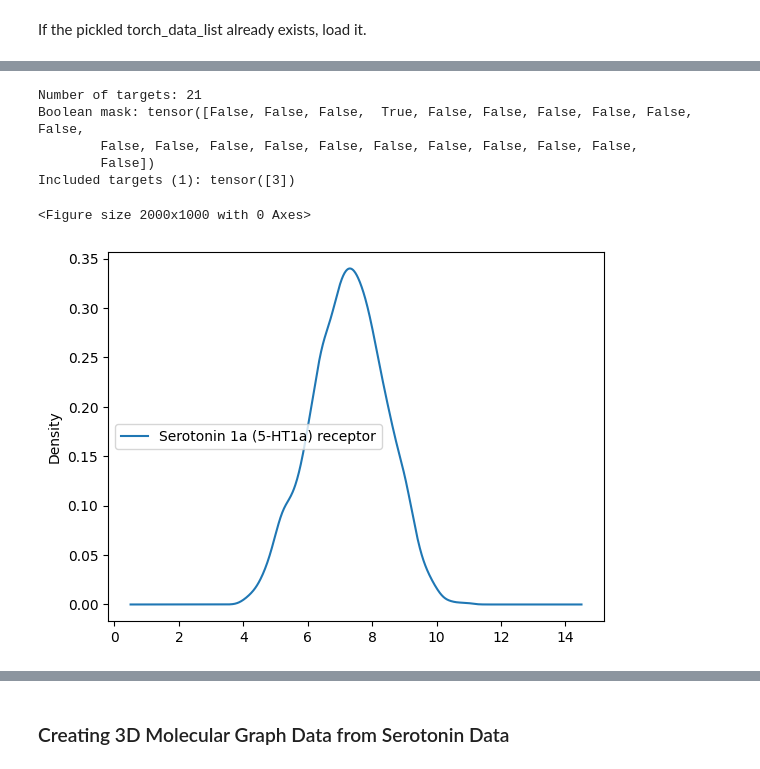
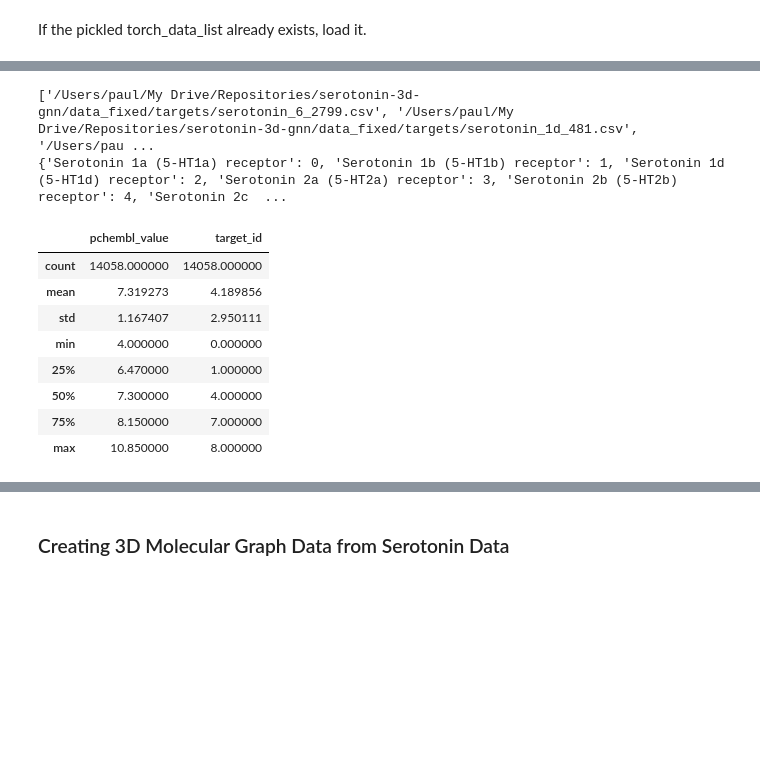
Before and after one commit to paulutsch/serotonin-3d-gnn, a Jupyter notebook: serotonin-3d-gnn.ipynb, the cells around one changed output, grey strips where cells are left out. Drawn from its saved outputs; the diff is of its cells as text; code cells hidden in the pictures; blank space fills up the shorter version.

Commit message:
feat: new data

```diff
--- a/serotonin-3d-gnn.ipynb
+++ b/serotonin-3d-gnn.ipynb
@@ -41,6 +41,6 @@ PATH_REPO = (
     if IN_COLAB
     else Path.cwd()
 )
-PATH_DATA = PATH_REPO / "data"
+PATH_DATA = PATH_REPO / "data_fixed"
 PATH_WEIGHTS = PATH_REPO / "weights"
 # %% [output]
@@ -127,15 +125,3 @@ In order to collect the desired data from the ChEMBL SQL database and transform
 ### Loading and Preprocessing Serotonin Data
 # %% [markdown]
 If the pickled torch_data_list already exists, load it.
-# %%
-pickle_file_path = PATH_DATA / "torch_data_list.pkl"
-
-if os.path.exists(pickle_file_path):
-    torch_data_list = pickle.load(open(pickle_file_path, "rb"))
-    print("Loaded torch_data_list from pickle file")
-else:
-    print("Creating torch_data_list from scratch")
-
-df = pd.read_csv(PATH_DATA / "serotonin_binding_summary.csv")
-
-df.describe()
@@ -154,25 +128,36 @@ Loaded torch_data_list from pickle file
-# %%
-df_targets = df.drop(columns=["molecule_id", "canonical_smiles"])
-print(f"Number of targets: {len(df_targets.columns)}")
-
-# compute non-nan counts per column and create a boolean mask to filter targets to contain at least n_threshold non-nan values
-n_threshold = 9000
-non_nan_counts = torch.tensor(df_targets.notna().sum().values, dtype=torch.long)
-mask = non_nan_counts >= n_threshold
-valid_column_indices = torch.nonzero(mask, as_tuple=True)[0]
-
-print("Boolean mask:", mask)
-print(f"Included targets ({len(valid_column_indices)}):", valid_column_indices)
-
-# pdfs of targets
-plt.figure(figsize=(20, 10))
-df_targets.iloc[:, valid_column_indices.tolist()].plot.kde()
-plt.show()
-# %% [output]
-Number of targets: 21
-Boolean mask: tensor([False, False, False,  True, False, False, False, False, False, False,
-        False, False, False, False, False, False, False, False, False, False,
-        False])
-Included targets (1): tensor([3])
-<Figure size 2000x1000 with 0 Axes>
-[figure, removed]
+# %%
+csv_files = glob(os.path.join(PATH_DATA / "targets" / "*.csv"))
+print(csv_files)
+
+data_list = []
+
+for file in csv_files:
+    df = pd.read_csv(
+        file, delimiter=";", usecols=["Smiles", "pChEMBL Value", "Target Name"]
+    )
+    df.columns = ["smiles", "pchembl_value", "target_name"]
+    data_list.append(df)
+
+merged_df = pd.concat(data_list, ignore_index=True)
+merged_df["target_name"] = merged_df["target_name"].astype("category")
+merged_df["target_id"] = merged_df["target_name"].cat.codes
+
+target_name_to_id = dict(zip(merged_df["target_name"].cat.categories, range(len(merged_df["target_name"].cat.categories))))
+target_id_to_name = {v: k for k, v in target_name_to_id.items()}
+print(target_name_to_id)
+
+merged_df.to_csv(os.path.join(PATH_DATA, "merged_serotonin_data.csv"), index=False)
+
+merged_df.describe()
+# %% [output]
+['/Users/paul/My Drive/Repositories/serotonin-3d-gnn/data_fixed/targets/serotonin_6_2799.csv', '/Users/paul/My Drive/Repositories/serotonin-3d-gnn/data_fixed/targets/serotonin_1d_481.csv', '/Users/pau ...
+{'Serotonin 1a (5-HT1a) receptor': 0, 'Serotonin 1b (5-HT1b) receptor': 1, 'Serotonin 1d (5-HT1d) receptor': 2, 'Serotonin 2a (5-HT2a) receptor': 3, 'Serotonin 2b (5-HT2b) receptor': 4, 'Serotonin 2c  ...
+|  | pchembl_value | target_id |
+| count | 14058.000000 | 14058.000000 |
+| mean | 7.319273 | 4.189856 |
+| std | 1.167407 | 2.950111 |
+| min | 4.000000 | 0.000000 |
+| 25% | 6.470000 | 1.000000 |
+| 50% | 7.300000 | 4.000000 |
+| 75% | 8.150000 | 7.000000 |
+| max | 10.850000 | 8.000000 |
```
Also changed, not shown: parts of 16 cells of this notebook, 13 other files.
